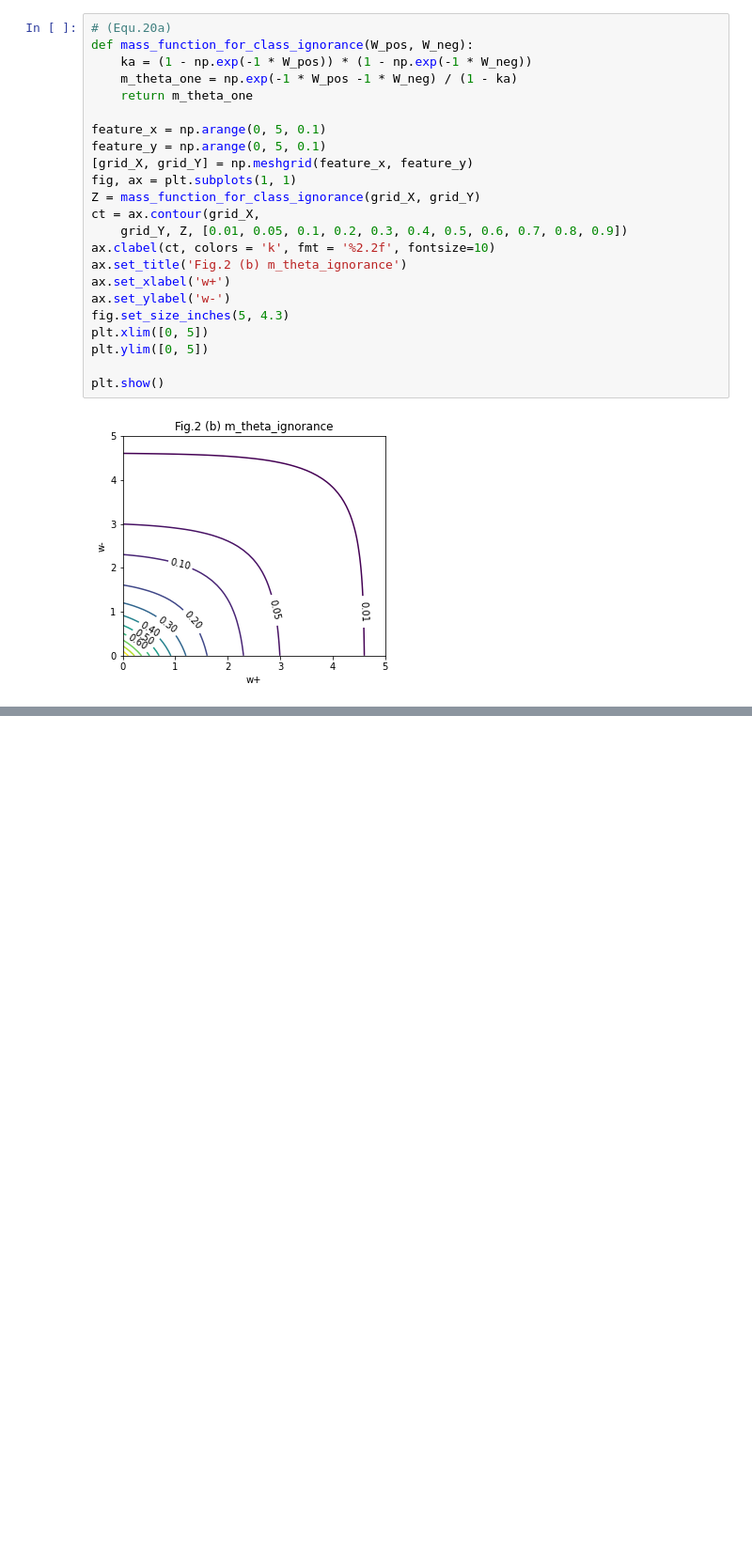
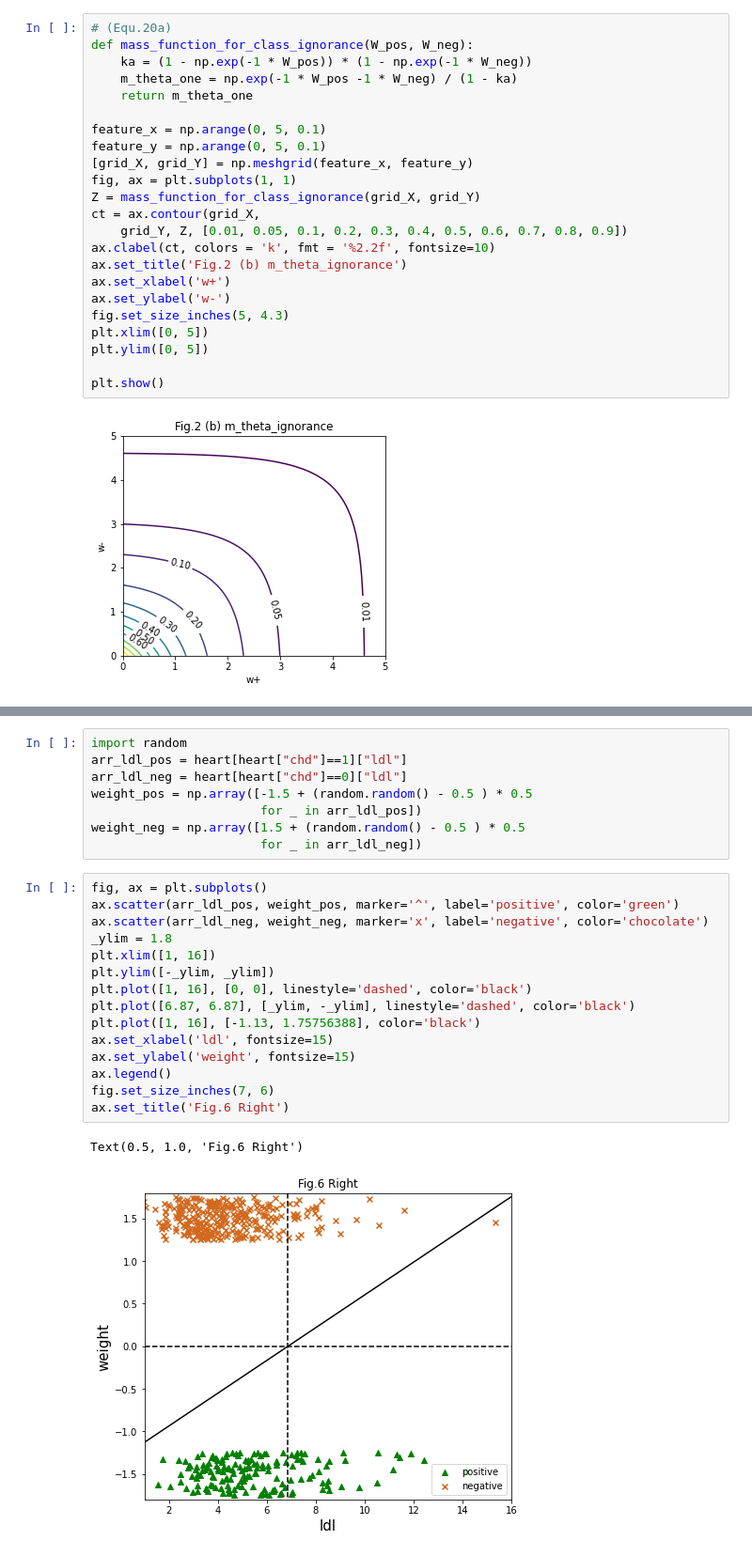
Before and after one commit to evidentiallab/Lunde_Chen_NN_Belief_Reproduction, a Jupyter notebook: NNBeliefWithSklearn.ipynb, the cells around one changed output, grey strips where cells are left out. Shown at 94% size. Drawn from its saved outputs; the diff is of its cells as text; blank space fills up the shorter version.

```diff
--- a/NNBeliefWithSklearn.ipynb
+++ b/NNBeliefWithSklearn.ipynb
@@ -552,0 +591,26 @@ plt.show()
+# %%
+import random
+arr_ldl_pos = heart[heart["chd"]==1]["ldl"]
+arr_ldl_neg = heart[heart["chd"]==0]["ldl"]
+weight_pos = np.array([-1.5 + (random.random() - 0.5 ) * 0.5
+                       for _ in arr_ldl_pos])
+weight_neg = np.array([1.5 + (random.random() - 0.5 ) * 0.5
+                       for _ in arr_ldl_neg])
+# %%
+fig, ax = plt.subplots()
+ax.scatter(arr_ldl_pos, weight_pos, marker='^', label='positive', color='green')
+ax.scatter(arr_ldl_neg, weight_neg, marker='x', label='negative', color='chocolate')
+_ylim = 1.8
+plt.xlim([1, 16])
+plt.ylim([-_ylim, _ylim])
+plt.plot([1, 16], [0, 0], linestyle='dashed', color='black')
+plt.plot([6.87, 6.87], [_ylim, -_ylim], linestyle='dashed', color='black')
+plt.plot([1, 16], [-1.13, 1.75756388], color='black')
+ax.set_xlabel('ldl', fontsize=15)
+ax.set_ylabel('weight', fontsize=15)
+ax.legend()
+fig.set_size_inches(7, 6)
+ax.set_title('Fig.6 Right')
+# %% [output]
+Text(0.5, 1.0, 'Fig.6 Right')
+[figure, added]
```
Also changed, not shown: parts of 4 cells of this notebook.
